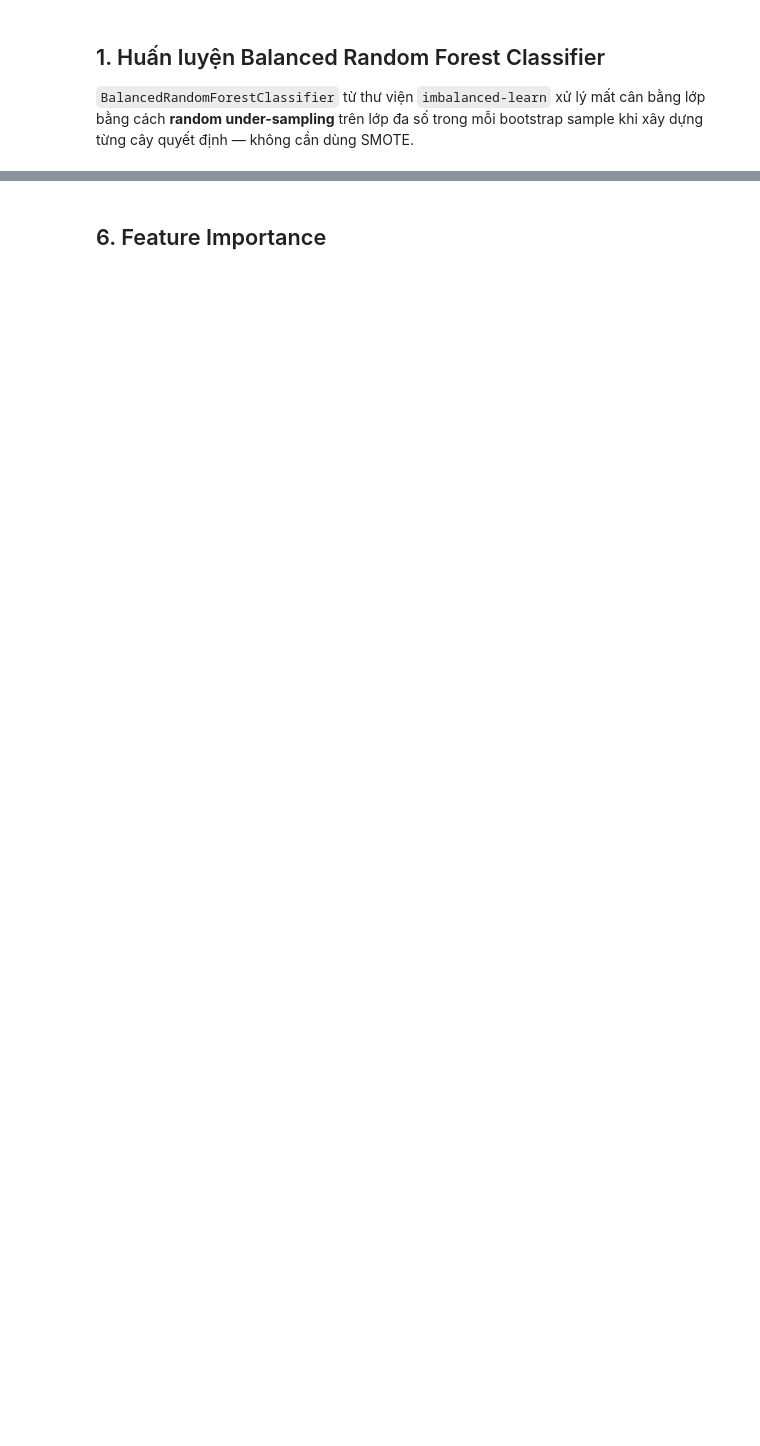
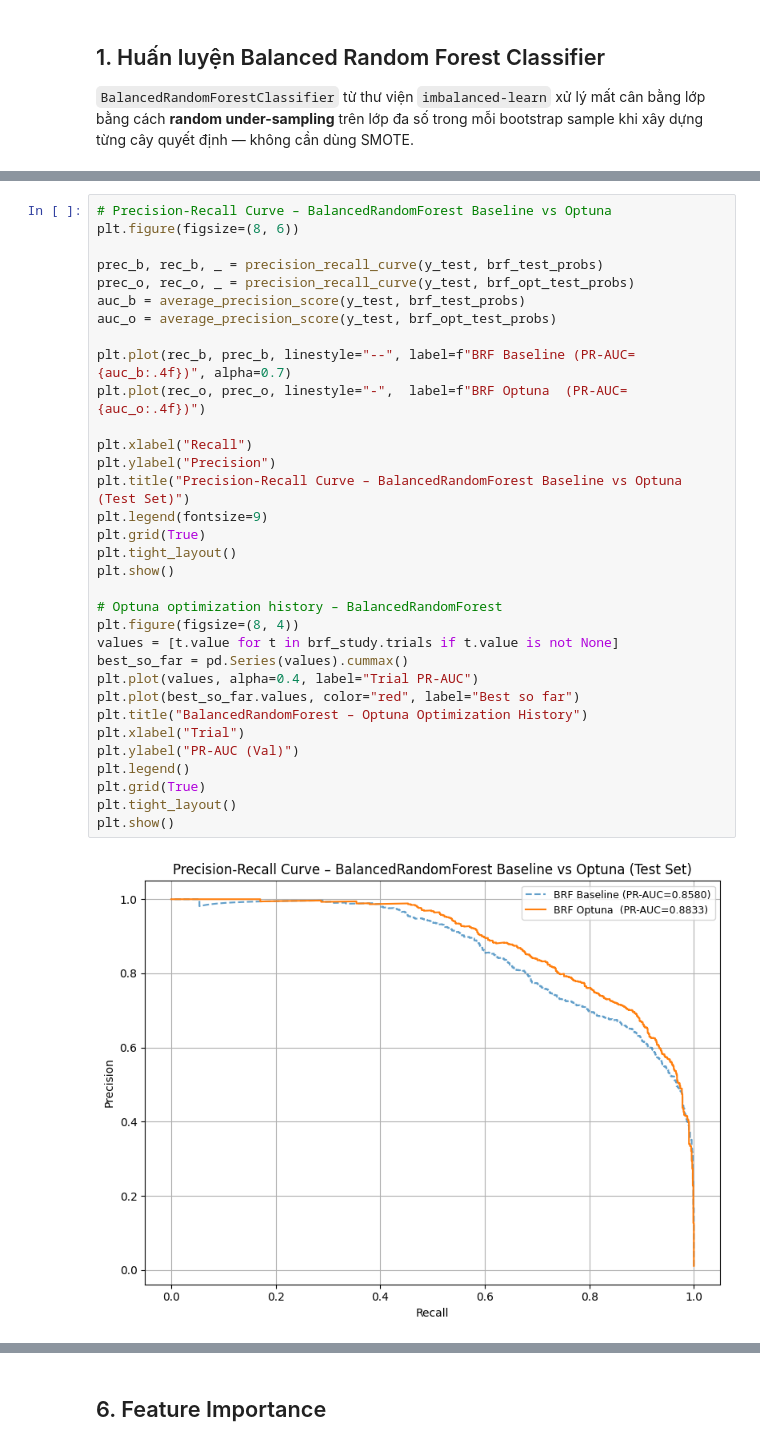
Before and after one commit to Thanh-dev-192006/Credit_Card_-Fraud_-Detection, a Jupyter notebook: notebooks/Feature_engineering/BalancedRandomForestClassifier.ipynb, the cells around one changed output, grey strips where cells are left out. Drawn from its saved outputs; the diff is of its cells as text; blank space fills up the shorter version.

```diff
--- a/notebooks/Feature_engineering/BalancedRandomForestClassifier.ipynb
+++ b/notebooks/Feature_engineering/BalancedRandomForestClassifier.ipynb
@@ -179,0 +263,35 @@ plt.show()
+# %%
+# Precision-Recall Curve – BalancedRandomForest Baseline vs Optuna
+plt.figure(figsize=(8, 6))
+
+prec_b, rec_b, _ = precision_recall_curve(y_test, brf_test_probs)
+prec_o, rec_o, _ = precision_recall_curve(y_test, brf_opt_test_probs)
+auc_b = average_precision_score(y_test, brf_test_probs)
+auc_o = average_precision_score(y_test, brf_opt_test_probs)
+
+plt.plot(rec_b, prec_b, linestyle="--", label=f"BRF Baseline (PR-AUC={auc_b:.4f})", alpha=0.7)
+plt.plot(rec_o, prec_o, linestyle="-",  label=f"BRF Optuna  (PR-AUC={auc_o:.4f})")
+
+plt.xlabel("Recall")
+plt.ylabel("Precision")
+plt.title("Precision-Recall Curve – BalancedRandomForest Baseline vs Optuna (Test Set)")
+plt.legend(fontsize=9)
+plt.grid(True)
+plt.tight_layout()
+plt.show()
+
+# Optuna optimization history – BalancedRandomForest
+plt.figure(figsize=(8, 4))
+values = [t.value for t in brf_study.trials if t.value is not None]
+best_so_far = pd.Series(values).cummax()
+plt.plot(values, alpha=0.4, label="Trial PR-AUC")
+plt.plot(best_so_far.values, color="red", label="Best so far")
+plt.title("BalancedRandomForest – Optuna Optimization History")
+plt.xlabel("Trial")
+plt.ylabel("PR-AUC (Val)")
+plt.legend()
+plt.grid(True)
+plt.tight_layout()
+plt.show()
+# %% [output]
+[figure, added]
```
Also changed, not shown: parts of 18 cells of this notebook, 4 other files.
